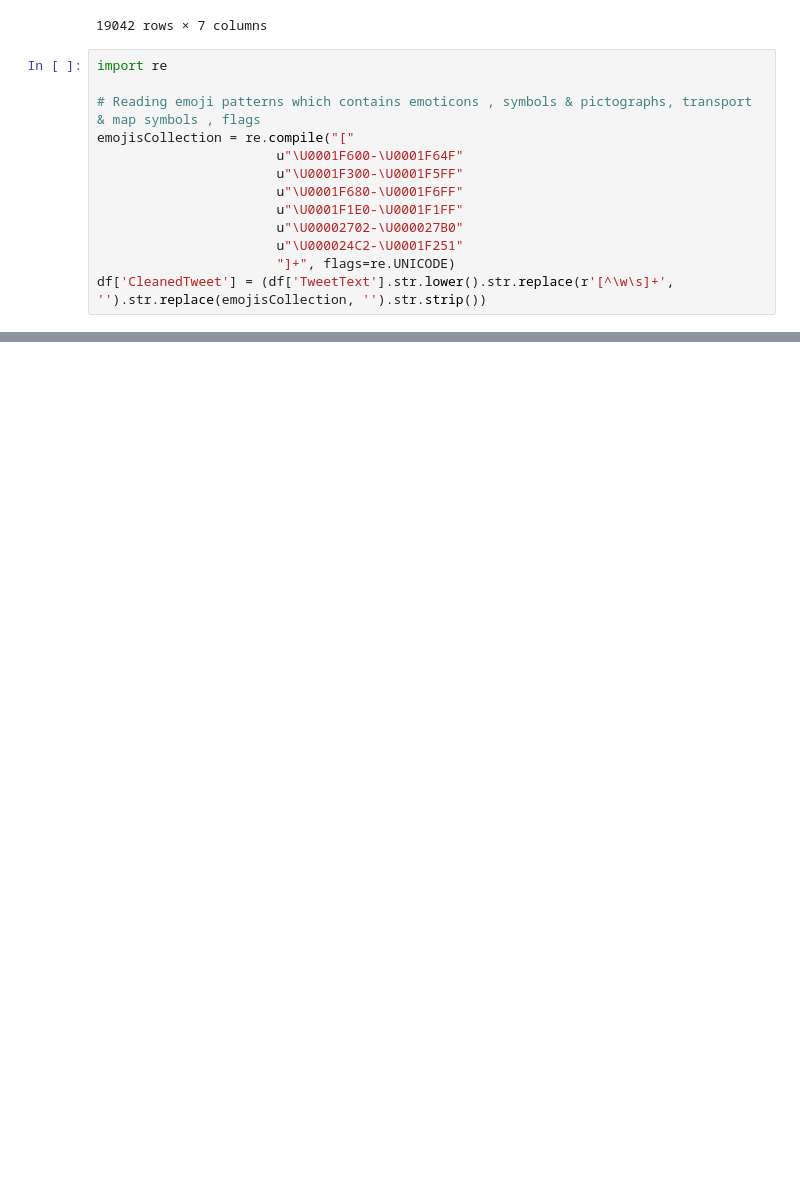
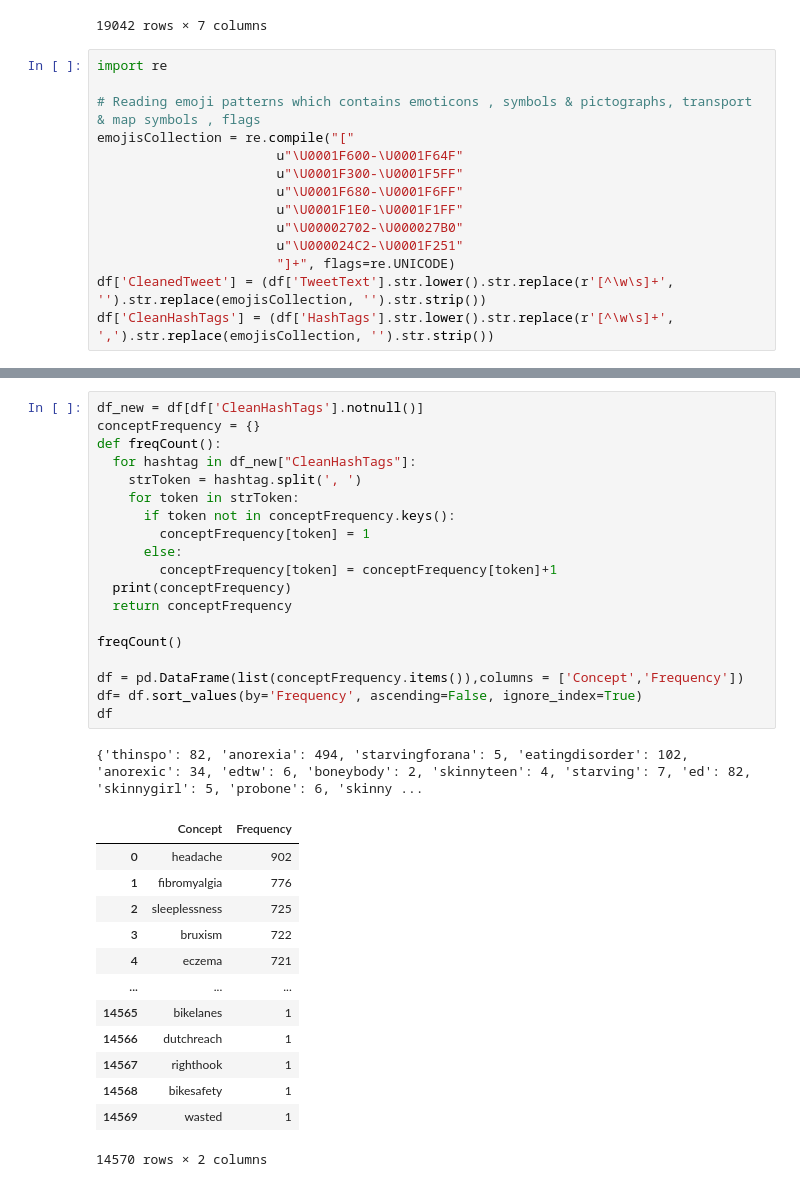
Before and after one commit to Nagmashaik123/MedConcepts, a Jupyter notebook: TweetFormatted.ipynb, the cells around one changed output, grey strips where cells are left out. Cells and saved outputs as stored; diff of their text form; blank space fills up the shorter version.

```diff
--- a/TweetFormatted.ipynb
+++ b/TweetFormatted.ipynb
@@ -111,4 +111,5 @@ emojisCollection = re.compile("["
                        u"\U000024C2-\U0001F251"
                        "]+", flags=re.UNICODE)
 df['CleanedTweet'] = (df['TweetText'].str.lower().str.replace(r'[^\w\s]+', '').str.replace(emojisCollection, '').str.strip())
+df['CleanHashTags'] = (df['HashTags'].str.lower().str.replace(r'[^\w\s]+', ',').str.replace(emojisCollection, '').str.strip())
 # %%
@@ -130,0 +132,34 @@ dataFrame
+# %%
+df_new = df[df['CleanHashTags'].notnull()]
+conceptFrequency = {}
+def freqCount():
+  for hashtag in df_new["CleanHashTags"]:
+    strToken = hashtag.split(', ')
+    for token in strToken:
+      if token not in conceptFrequency.keys():
+        conceptFrequency[token] = 1
+      else:
+        conceptFrequency[token] = conceptFrequency[token]+1
+  print(conceptFrequency)
+  return conceptFrequency
+
+freqCount()
+
+df = pd.DataFrame(list(conceptFrequency.items()),columns = ['Concept','Frequency'])
+df= df.sort_values(by='Frequency', ascending=False, ignore_index=True)
+df
+# %% [output]
+{'thinspo': 82, 'anorexia': 494, 'starvingforana': 5, 'eatingdisorder': 102, 'anorexic': 34, 'edtw': 6, 'boneybody': 2, 'skinnyteen': 4, 'starving': 7, 'ed': 82, 'skinnygirl': 5, 'probone': 6, 'skinny ...
+|  | Concept | Frequency |
+| 0 | headache | 902 |
+| 1 | fibromyalgia | 776 |
+| 2 | sleeplessness | 725 |
+| 3 | bruxism | 722 |
+| 4 | eczema | 721 |
+| ... | ... | ... |
+| 14565 | bikelanes | 1 |
+| 14566 | dutchreach | 1 |
+| 14567 | righthook | 1 |
+| 14568 | bikesafety | 1 |
+| 14569 | wasted | 1 |
+14570 rows × 2 columns
```
Also changed, not shown: parts of 1 cell of this notebook.
